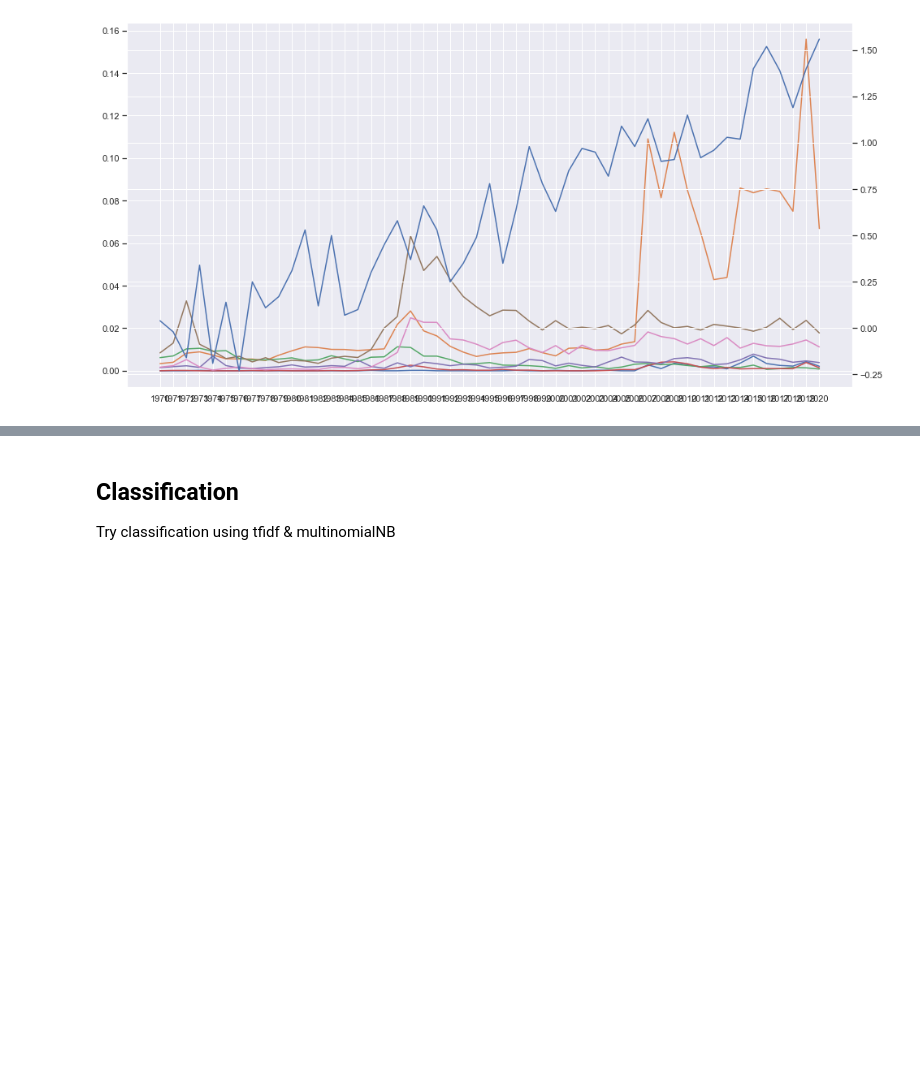
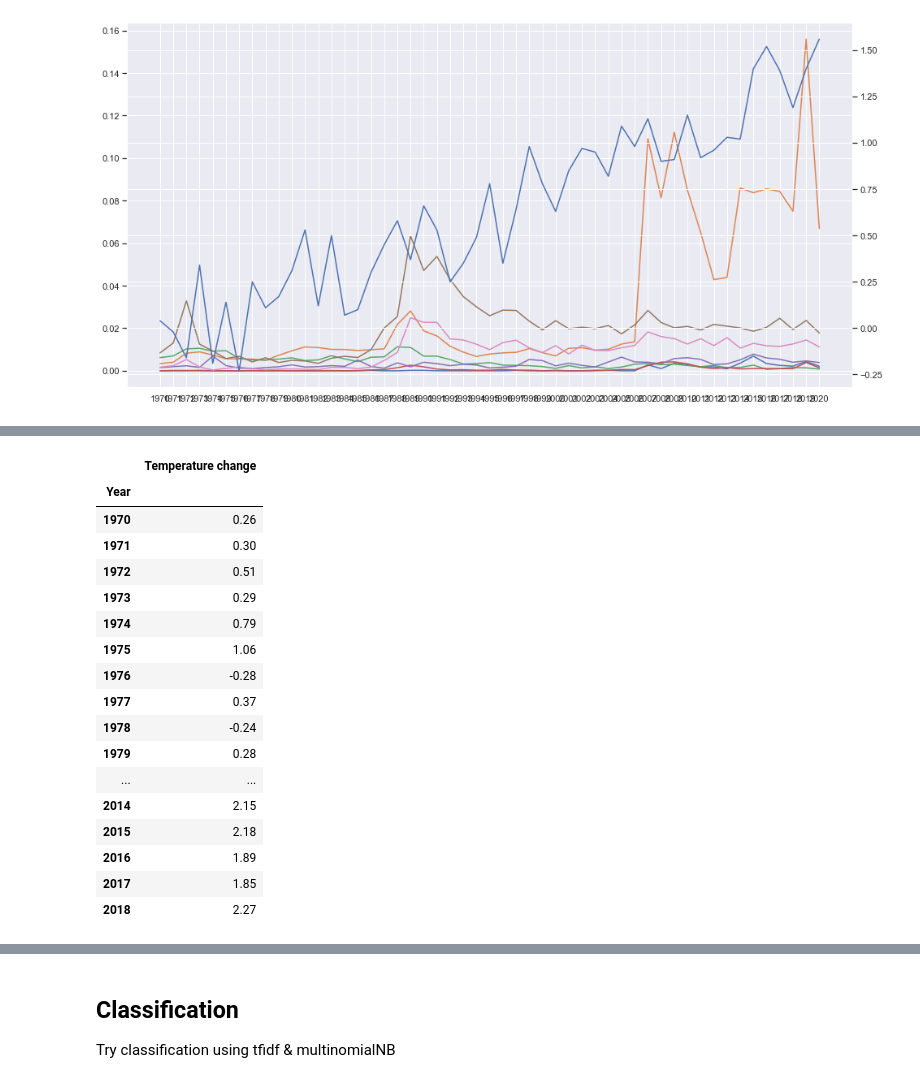
Before and after one commit to agnivchtj/UN-Debate-Corpus, a Jupyter notebook: UN Debates, World Happiness and International Trade.ipynb, the cells around one changed output, grey strips where cells are left out. Saved outputs shown, nothing was run; the diff lists cells and outputs as text; code cells hidden in the pictures; blank space fills up the shorter version.

```diff
--- a/UN Debates, World Happiness and International Trade.ipynb
+++ b/UN Debates, World Happiness and International Trade.ipynb
@@ -258,0 +413,22 @@ plt.show()
+# %%
+temperature_df_eu = pd.read_excel('Europe_temp_data.xlsx').set_index('Year')
+temperature_df_eu
+# %% [output]
+|  | Temperature change |
+| Year |  |
+| 1970 | 0.26 |
+| 1971 | 0.30 |
+| 1972 | 0.51 |
+| 1973 | 0.29 |
+| 1974 | 0.79 |
+| 1975 | 1.06 |
+| 1976 | -0.28 |
+| 1977 | 0.37 |
+| 1978 | -0.24 |
+| 1979 | 0.28 |
+| ... | ... |
+| 2014 | 2.15 |
+| 2015 | 2.18 |
+| 2016 | 1.89 |
+| 2017 | 1.85 |
+| 2018 | 2.27 |
```
Also changed, not shown: parts of 13 cells of this notebook, 4 other files.
